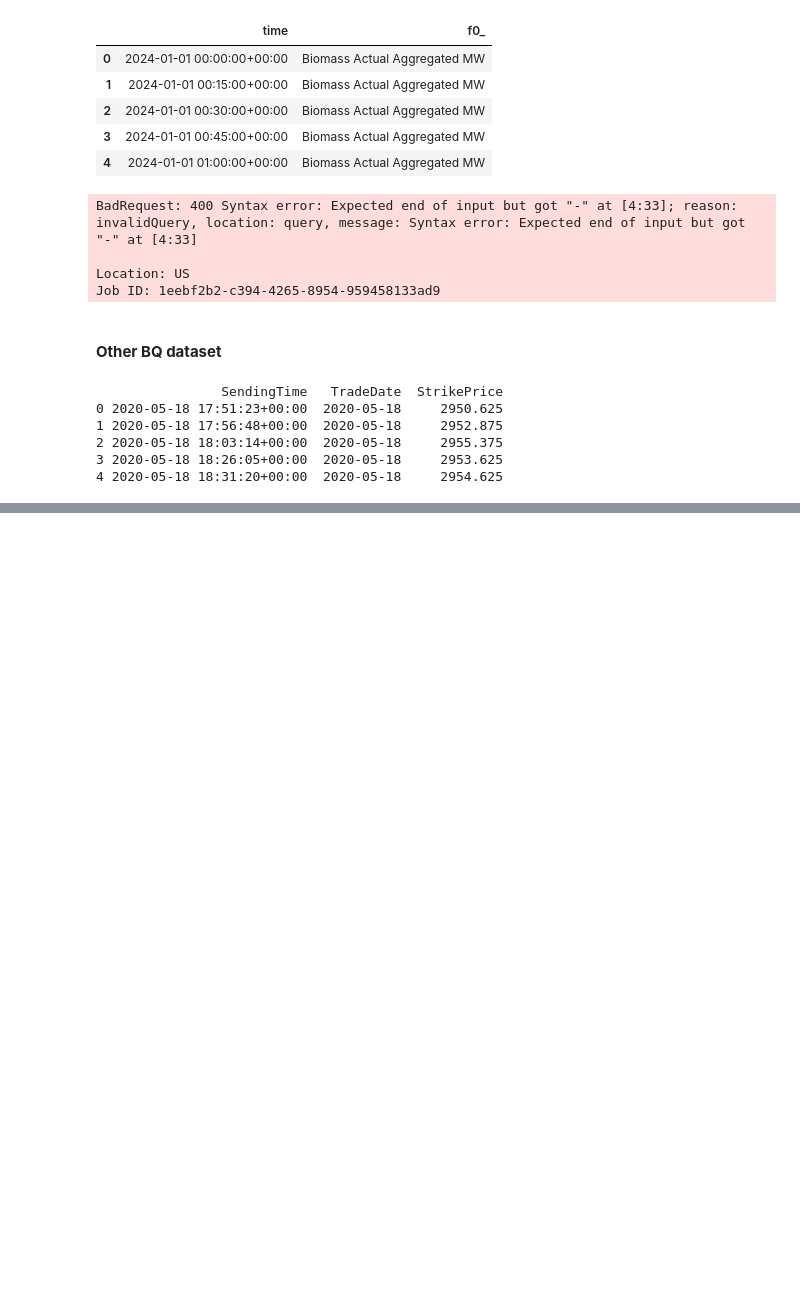
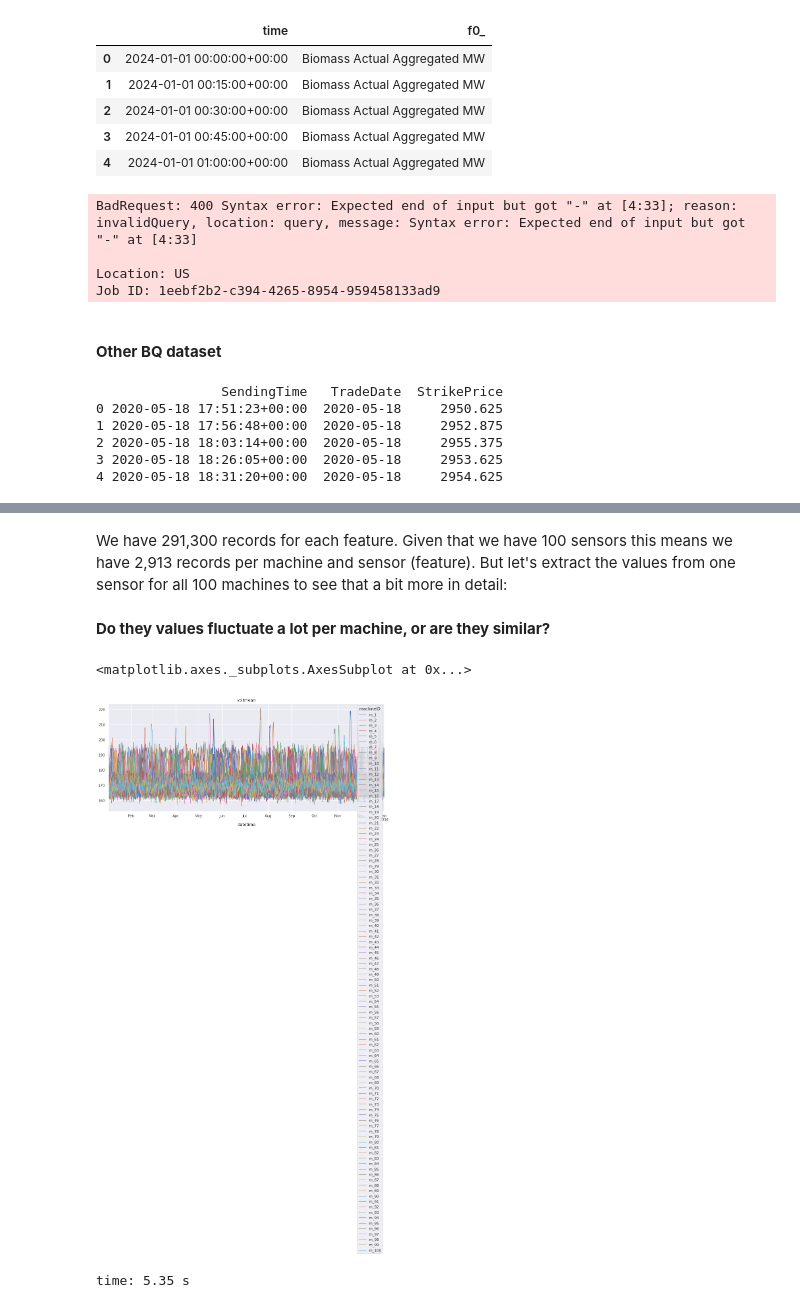
Before and after one commit to deltorobarba/coding, a Jupyter notebook: bigquery.ipynb, the cells around one changed output, grey strips where cells are left out. Cells and saved outputs as stored; diff of their text form; code cells hidden in the pictures; blank space fills up the shorter version.

```diff
--- a/bigquery.ipynb
+++ b/bigquery.ipynb
@@ -383,0 +433,11 @@ print(df.head())
+# %%
+def run_iot_query(query, index_col="datetime"):
+  return pd.read_gbq(
+    query,
+    project_id=PROJECT,
+    index_col=index_col,
+    dialect="standard").sort_index()
+# %%
+# 'telemetryfeat'
+telemetryfeat_raw = run_iot_query(
+    "SELECT * FROM `lunar-demo.manufacturing.telemetryfeat` order by datetime asc")
@@ -383,0 +456,3 @@ print(df.head())
+# %%
+telemetryfeat = telemetryfeat_raw
+telemetryfeat.head()
@@ -383,0 +474,8 @@ print(df.head())
+# %%
+voltmean = telemetryfeat.reset_index()
+voltmean = voltmean[['datetime', 'machineID', 'voltmean']]
+voltmean = pd.pivot_table(voltmean, values='voltmean', index=['datetime'], columns=['machineID'])
+voltmean = voltmean.dropna(axis='columns')
+# Adding a prefix, since we cannot work with values starting with numbers in columns
+voltmean = voltmean.add_prefix('m_')
+voltmean
@@ -383,0 +639,11 @@ print(df.head())
+# %% [markdown]
+We have 291,300 records for each feature. Given that we have 100 sensors this means we have 2,913 records per machine and sensor (feature). But let's extract the values from one sensor for all 100 machines to see that a bit more in detail:
+# %% [markdown]
+**Do they values fluctuate a lot per machine, or are they similar?**
+# %%
+sns.set(rc={'figure.figsize':(15, 6)})
+voltmean.plot(linewidth=1.0,title='voltmean')
+# %% [output]
+<matplotlib.axes._subplots.AxesSubplot at 0x...>
+[figure, added]
+time: 5.35 s
```
Also changed, not shown: parts of 81 cells of this notebook.
